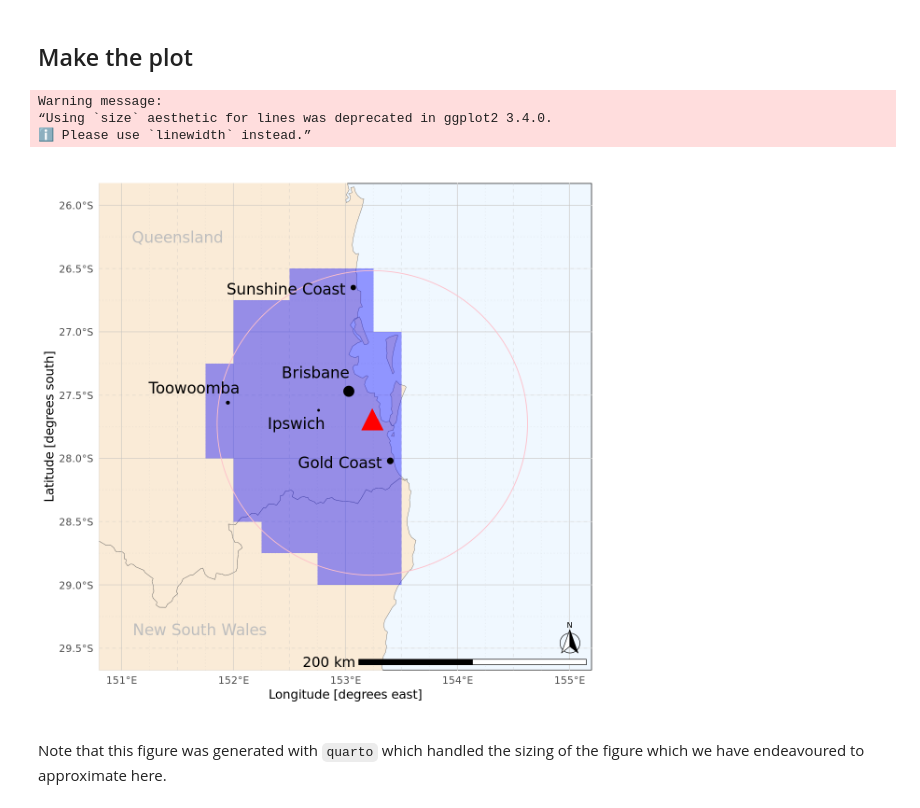
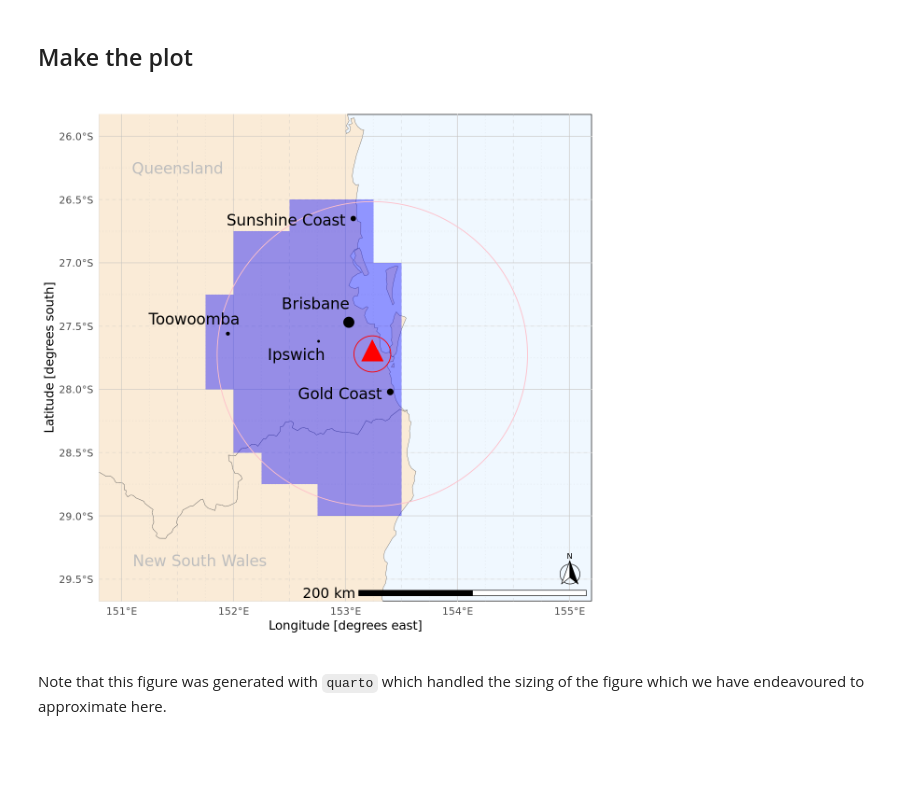
Before and after one commit to isabelle-greco/bayes-hail-report-model, a Jupyter notebook: figures/fig1_map.ipynb, the cells around one changed output. Cells and saved outputs as stored; diff of their text form; code cells hidden in the pictures; blank space fills up the shorter version.

```diff
--- a/figures/fig1_map.ipynb
+++ b/figures/fig1_map.ipynb
@@ -51,13 +51,24 @@ range <- 135 # km
 circle_x <- aust_albers_radar[1, "X"] + (range * 1000 * cos(0:360 * pi / 180))
 circle_y <- aust_albers_radar[1, "Y"] + (range * 1000 * sin(0:360 * pi / 180))
 
-# coordinates in m back into degrees
+# getting cone of silence
+silence <- 16 # km
+silence_x <- aust_albers_radar[1, "X"] + (silence * 1000 * cos(0:360 * pi / 180))
+silence_y <- aust_albers_radar[1, "Y"] + (silence * 1000 * sin(0:360 * pi / 180))
+
+# coordinates in m back into degrees for both circles
 circle_sf <- st_as_sf(tibble(x = circle_x, y = circle_y), coords = c("x", "y"),
+                      crs = "EPSG:3577") %>%
+  st_transform(4326)
+silence_sf <- st_as_sf(tibble(x = silence_x, y = silence_y), coords = c("x", "y"),
                       crs = "EPSG:3577") %>%
   st_transform(4326)
 
 # degrees into a tibble for plotting
 circle_tibble <- circle_sf %>%
+  as_tibble %>% mutate(lat = st_coordinates(geometry)[, 2],
+                       long = st_coordinates(geometry)[, 1])
+silence_tibble <- silence_sf %>%
   as_tibble %>% mutate(lat = st_coordinates(geometry)[, 2],
                        long = st_coordinates(geometry)[, 1])
 
@@ -105,42 +116,42 @@ p +
   # radar range
   geom_polygon(aes(x = long, y = lat), color = "pink", fill = NA,
                data = circle_tibble) +
+  # cone of silence
+  geom_polygon(aes(x = long, y = lat), color = "red", fill = NA,
+               data = silence_tibble) +
   # key cities and locations
   # brisbane
   geom_point(aes(x = x, y = y, size = pop), color = "black", data = city_locations) +
   annotate("text", x = 153.03 - 0.3, y = -27.47 + 0.15, label = "Brisbane",
            size = text_size) +
   # mount stapylton weather radar
   annotate("polygon", x = radar_tri_x, y = radar_tri_y, fill = "red", size = 3) +
   # gold coast
   annotate("text", x = 153.40 - 0.45, y = -28.02 - 0.01, label = "Gold Coast",
            size = text_size) +
   # sunshine coast
   annotate("text", x = 153.07 - 0.6, y = -26.65 - 0.01, label = "Sunshine Coast",
            size = text_size) +
   # ipswich
   annotate("text", x = 152.76 - 0.2, y = -27.62 - 0.1, label = "Ipswich",
            size = text_size) +
   # toowoomba
   annotate("text", x = 151.95 - 0.3, y = -27.56 + 0.12, label = "Toowoomba",
            size = text_size) +
   # states
   annotate("text", x = 151.5, y = -26.25, label = "Queensland",
            size = text_size, colour = "gray") +
   annotate("text", x = 151.7, y = -29.35, label = "New South Wales",
            size = text_size, colour = "gray") +
   # labels
   xlab("Longitude [degrees east]") +
   ylab("Latitude [degrees south]") +
   annotation_scale(location = "br", width_hint = 0.5, text_cex = 1.5) +
   annotation_north_arrow(location = "br", which_north = "true",
                          pad_y = unit(0.25, "in"),
                          style = north_arrow_fancy_orienteering
                          )
 # %% [output]
-Warning message:
-“Using `size` aesthetic for lines was deprecated in ggplot2 3.4.0.
-ℹ Please use `linewidth` instead.”
-[figure, old version]
+[figure, new version]
 # %% [markdown]
 Note that this figure was generated with `quarto` which handled the sizing of the figure which we have endeavoured to approximate here.
```
Also changed, not shown: 1 other file.
